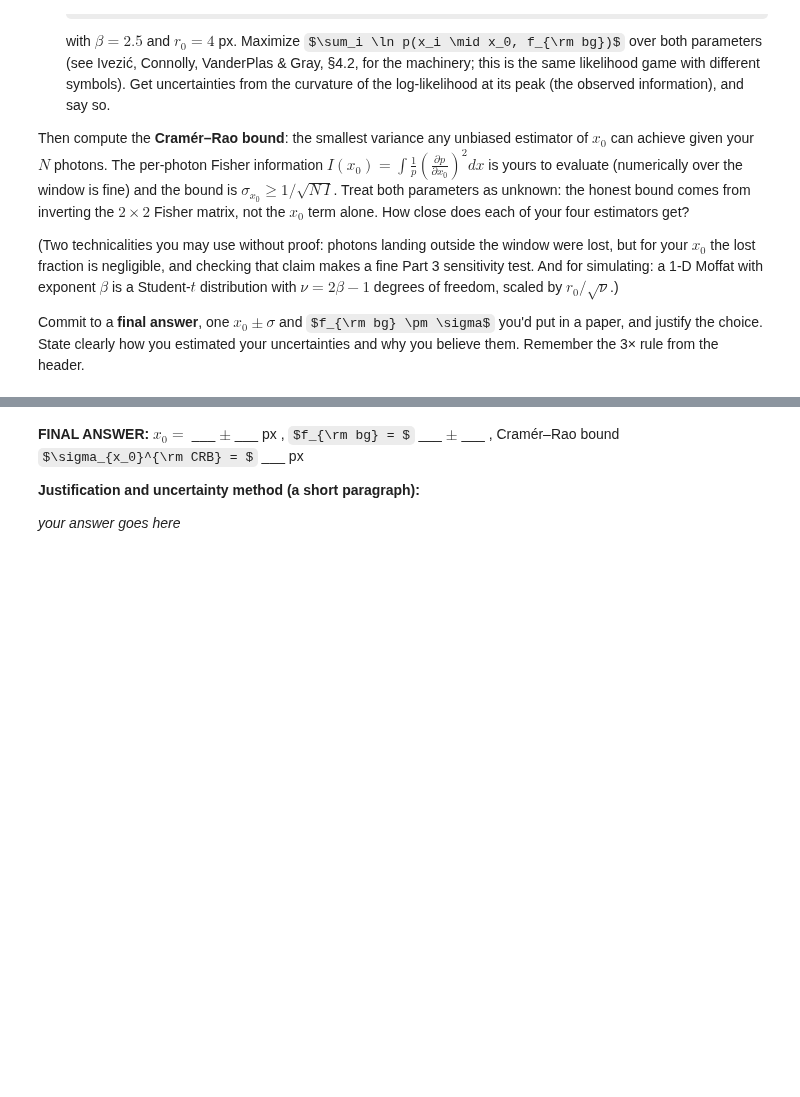
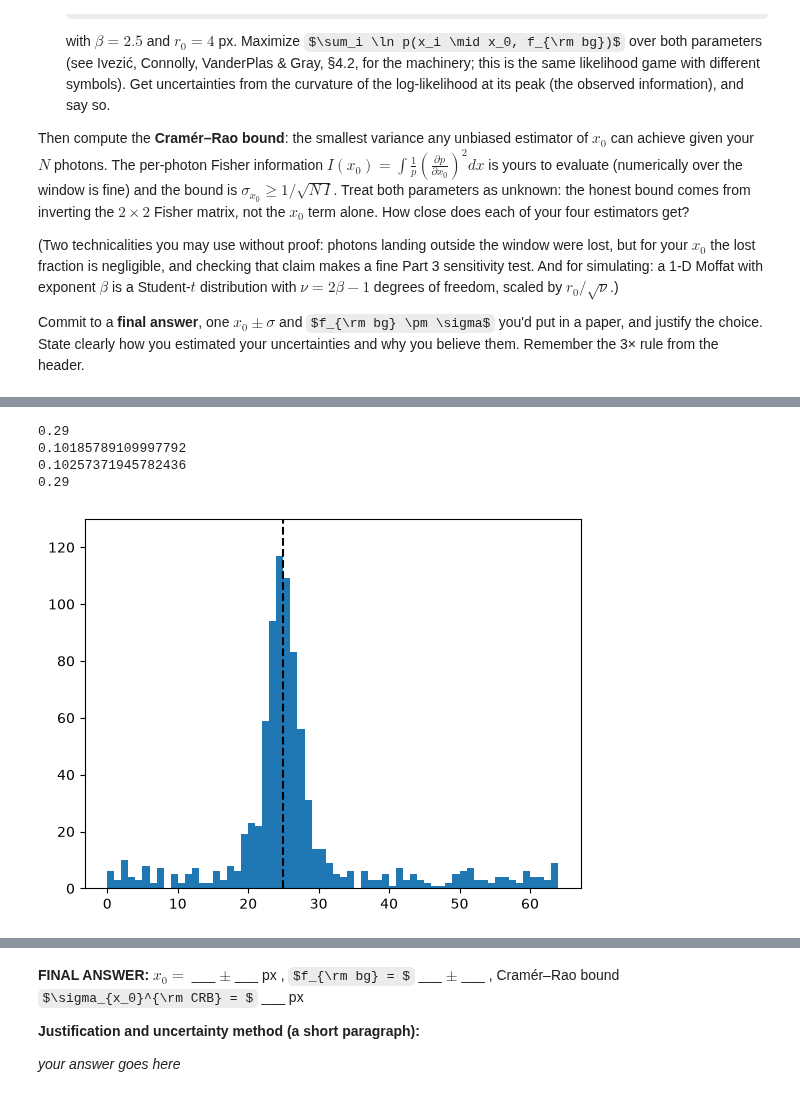
Before and after one commit to AustinMathison/ast457_2026_Fall, a Jupyter notebook: submissions/benh7/lab02.ipynb, the cells around one changed output, grey strips where cells are left out. Saved outputs shown, nothing was run; the diff lists cells and outputs as text; code cells hidden in the pictures; some formulas as TeX source; blank space fills up the shorter version.

```diff
--- a/submissions/benh7/lab02.ipynb
+++ b/submissions/benh7/lab02.ipynb
@@ -87,0 +178,53 @@ you believe them. Remember the 3× rule from the header.
+# %%
+from scipy.optimize import minimize
+
+def liklihood(params, x):
+    fbg, x0 = params
+    p = (fbg / 64) + (1 - fbg) * (scipy.special.gamma(2.5) / (4 * np.sqrt(np.pi) * scipy.special.gamma(2))) * (1 + ((x - x0)/4)**2)**-2.5
+    return -np.sum(np.log(p))
+
+
+result = minimize(liklihood, [.29, kept_median], args = xs, method='L-BFGS-B')
+
+fbg_max, x0_max = result.x
+
+p_max = (fbg_max / 64) + (1 - fbg_max) * (scipy.special.gamma(2.5) / (4 * np.sqrt(np.pi) * scipy.special.gamma(2))) * (1 + ((xs - x0_max)/4)**2)**-2.5
+
+plt.figure(1)
+plt.hist(xs, 64, range = (0, 64))
+plt.vlines(x0_max, ymin = 0, ymax = 200, color = 'black', linestyle = '--', label = f'Median of {x0_max:.3f}')
+plt.ylim([0, 130])
+
+from numdifftools import Hessian
+
+H = Hessian(lambda p: liklihood(p, xs), step = 1e-4)(result.x)
+
+cov = np.linalg.inv(H)
+sigma_fbg1 = np.sqrt(cov[0,0])
+sigma_x01 = np.sqrt(cov[1,1])
+
+A = scipy.special.gamma(2.5) / (4 * np.sqrt(np.pi) * scipy.special.gamma(2))
+
+def dpdx(x, fbg, x0):
+    return (1 - fbg) * (5 * A / 16) * (x - x0) * (1 + ((x-x0)/4)**2)**-3.5
+
+def p(x, fbg, x0):
+    return (fbg/64) + (1-fbg) * A * (1 + ((x-x0)/4)**2)**-2.5
+
+from scipy.integrate import quad
+
+I = quad(lambda x: (dpdx(x, fbg_max, x0_max)**2 / p(x, fbg_max, x0_max)), -np.inf, np.inf)[0]
+cramer = 1 / (np.sqrt(len(xs) * I))
+
+
+print(fbg_max)
+print(sigma_x01)
+print(cramer)
+
+print(fbg_max)
+# %% [output]
+0.29
+0.10185789109997792
+0.10257371945782436
+0.29
+[figure, added]
```
Also changed, not shown: parts of 16 cells of this notebook.
